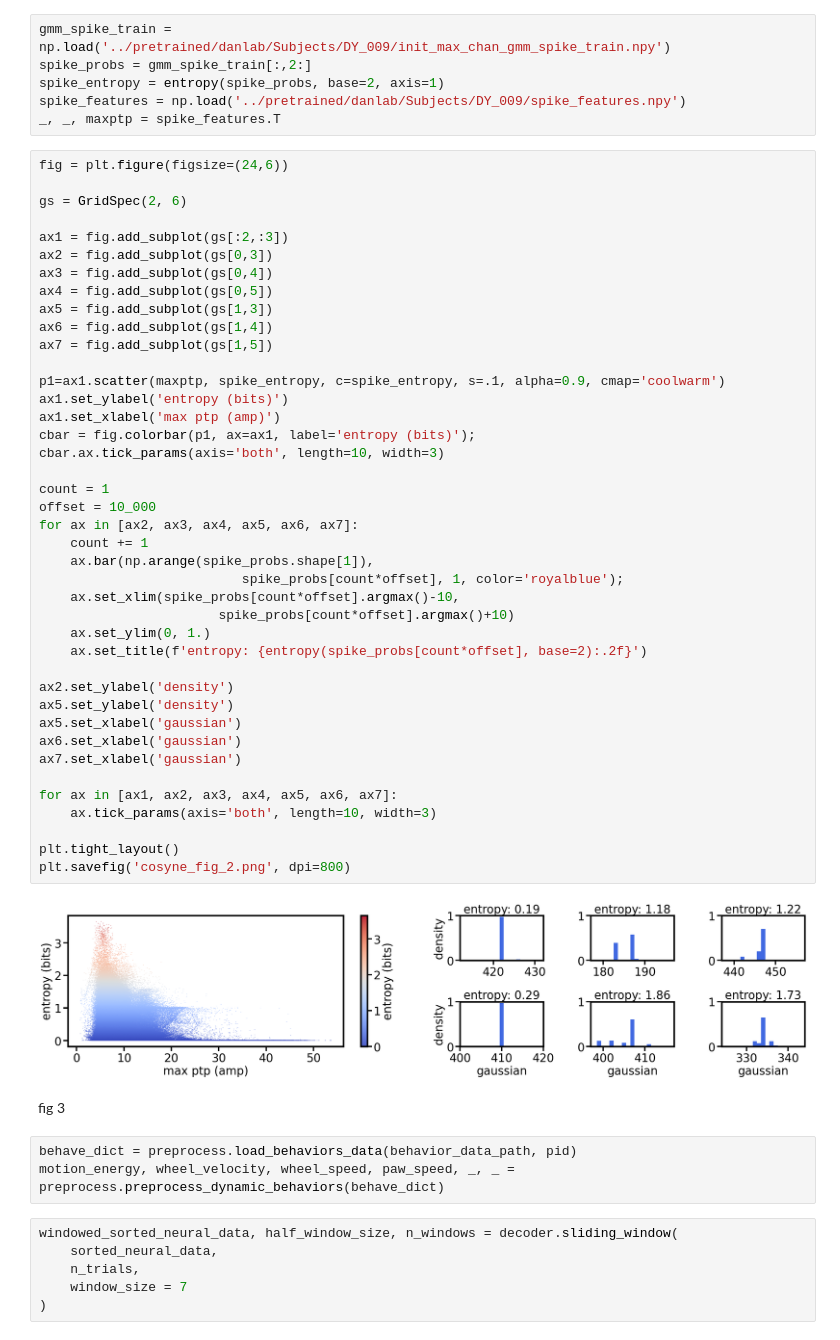
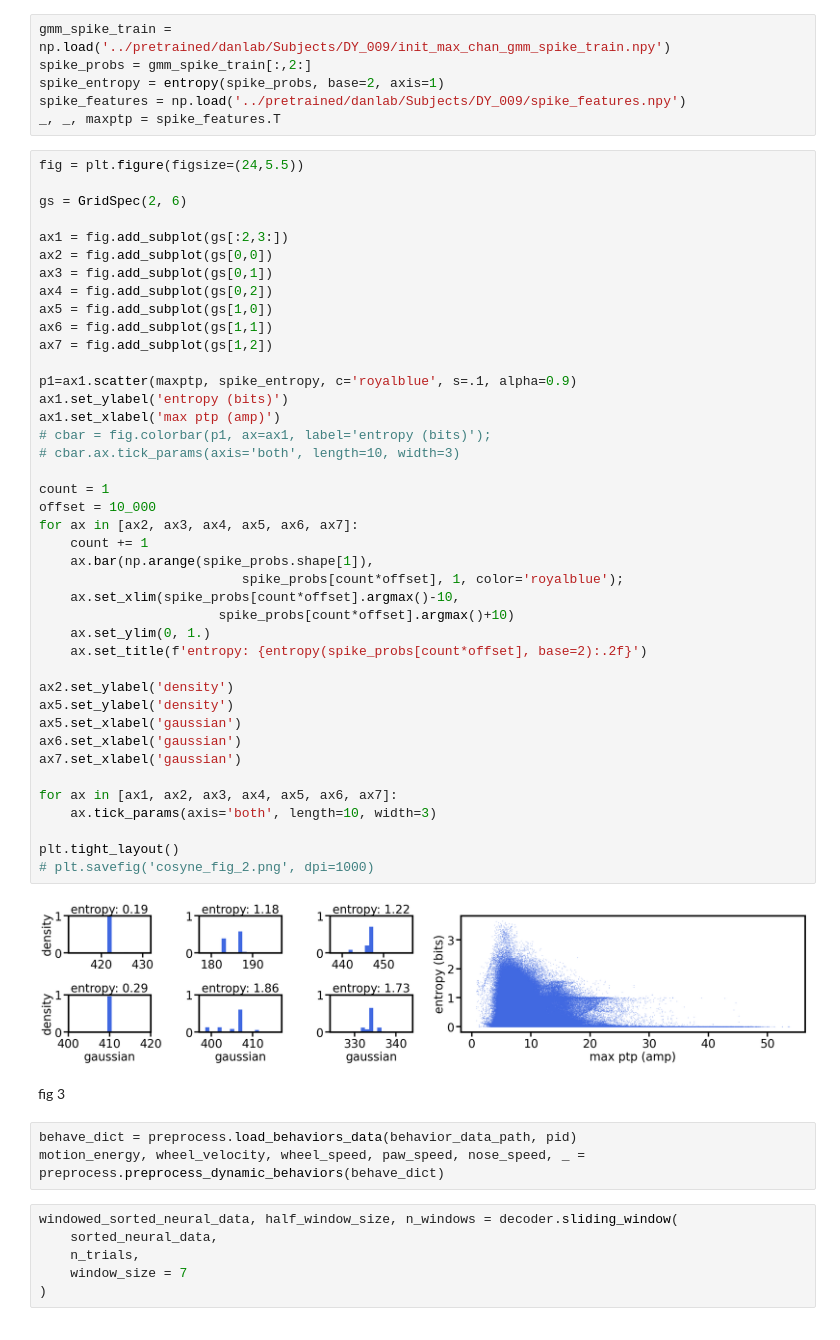
Before and after one commit to yzhang511/density_decoding, a Jupyter notebook: demo/cosyne_figures.ipynb, the cells around one changed output. Drawn from its saved outputs; the diff is of its cells as text.

```diff
--- a/demo/cosyne_figures.ipynb
+++ b/demo/cosyne_figures.ipynb
@@ -369,53 +463,53 @@ spike_entropy = entropy(spike_probs, base=2, axis=1)
 spike_features = np.load('../pretrained/danlab/Subjects/DY_009/spike_features.npy')
 _, _, maxptp = spike_features.T
 # %%
-fig = plt.figure(figsize=(24,6))
+fig = plt.figure(figsize=(24,5.5))
 
 gs = GridSpec(2, 6)
 
-ax1 = fig.add_subplot(gs[:2,:3])
-ax2 = fig.add_subplot(gs[0,3])
-ax3 = fig.add_subplot(gs[0,4])
-ax4 = fig.add_subplot(gs[0,5])
-ax5 = fig.add_subplot(gs[1,3])
-ax6 = fig.add_subplot(gs[1,4])
-ax7 = fig.add_subplot(gs[1,5])
+ax1 = fig.add_subplot(gs[:2,3:])
+ax2 = fig.add_subplot(gs[0,0])
+ax3 = fig.add_subplot(gs[0,1])
+ax4 = fig.add_subplot(gs[0,2])
+ax5 = fig.add_subplot(gs[1,0])
+ax6 = fig.add_subplot(gs[1,1])
+ax7 = fig.add_subplot(gs[1,2])
 
-p1=ax1.scatter(maxptp, spike_entropy, c=spike_entropy, s=.1, alpha=0.9, cmap='coolwarm')
+p1=ax1.scatter(maxptp, spike_entropy, c='royalblue', s=.1, alpha=0.9)
 ax1.set_ylabel('entropy (bits)')
 ax1.set_xlabel('max ptp (amp)')
-cbar = fig.colorbar(p1, ax=ax1, label='entropy (bits)');
-cbar.ax.tick_params(axis='both', length=10, width=3)
+# cbar = fig.colorbar(p1, ax=ax1, label='entropy (bits)');
+# cbar.ax.tick_params(axis='both', length=10, width=3)
 
 count = 1
 offset = 10_000
 for ax in [ax2, ax3, ax4, ax5, ax6, ax7]:
     count += 1
     ax.bar(np.arange(spike_probs.shape[1]),
                           spike_probs[count*offset], 1, color='royalblue');
     ax.set_xlim(spike_probs[count*offset].argmax()-10,
                        spike_probs[count*offset].argmax()+10)
     ax.set_ylim(0, 1.)
     ax.set_title(f'entropy: {entropy(spike_probs[count*offset], base=2):.2f}')
 
 ax2.set_ylabel('density')
 ax5.set_ylabel('density')
 ax5.set_xlabel('gaussian')
 ax6.set_xlabel('gaussian')
 ax7.set_xlabel('gaussian')
 
 for ax in [ax1, ax2, ax3, ax4, ax5, ax6, ax7]:
     ax.tick_params(axis='both', length=10, width=3)
 
 plt.tight_layout()
-plt.savefig('cosyne_fig_2.png', dpi=800)
+# plt.savefig('cosyne_fig_2.png', dpi=1000)
 # %% [output]
-[figure, old version]
+[figure, new version]
 # %% [markdown]
 fig 3
 # %%
 behave_dict = preprocess.load_behaviors_data(behavior_data_path, pid)
-motion_energy, wheel_velocity, wheel_speed, paw_speed, _, _ = preprocess.preprocess_dynamic_behaviors(behave_dict)
+motion_energy, wheel_velocity, wheel_speed, paw_speed, nose_speed, _ = preprocess.preprocess_dynamic_behaviors(behave_dict)
 # %%
 windowed_sorted_neural_data, half_window_size, n_windows = decoder.sliding_window(
     sorted_neural_data,
```
Also changed, not shown: parts of 9 cells of this notebook.
